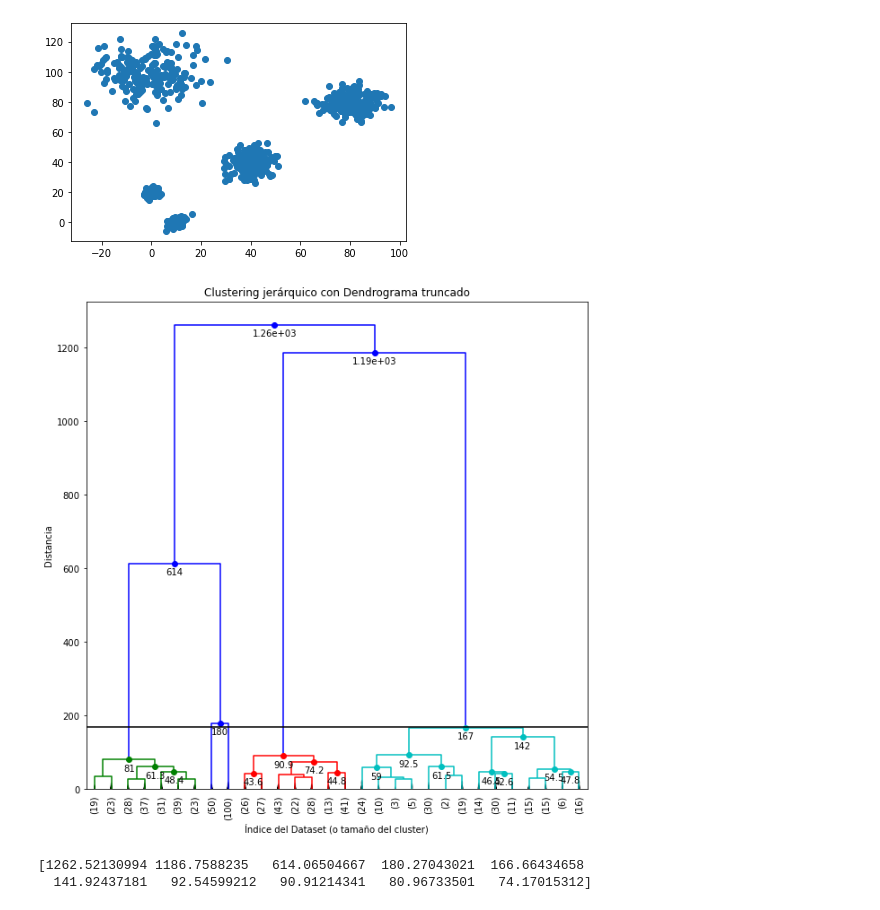
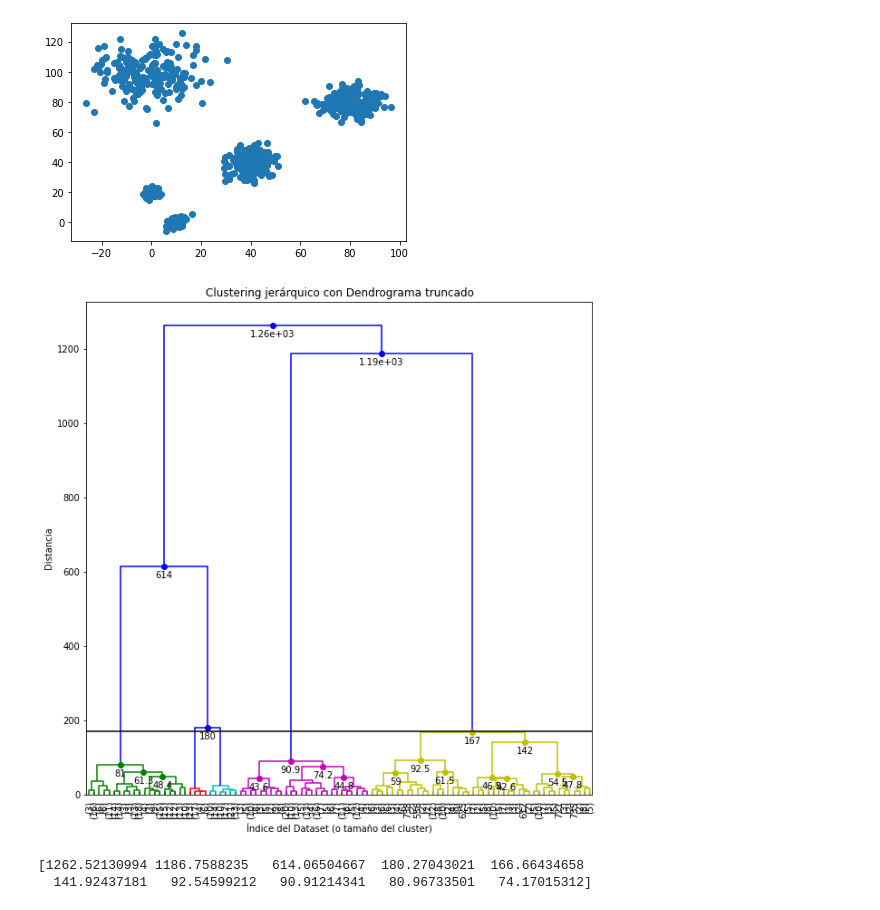
Before and after one commit to EduHdzVillasana/UdemyDS, a Jupyter notebook: Seccion 9/Clustering_Jerárquico.ipynb, the cells around one changed output. Saved outputs shown, nothing was run; the diff lists cells and outputs as text; code cells hidden in the pictures.

```diff
--- a/Seccion 9/Clustering_Jerárquico.ipynb
+++ b/Seccion 9/Clustering_Jerárquico.ipynb
@@ -209,19 +220,19 @@ Z2 = linkage(X2,"ward")
 # %%
 plt.figure(figsize=(10,10))
 dendrogram_tune(
     Z2,
     truncate_mode="lastp",
-    p=30,
+    p=100,
     leaf_rotation=90.,
     leaf_font_size=10.,
     show_contracted=True,
     annotate_above = 40,
     max_d = 170
 )
 
 plt.show()
 # %% [output]
-[figure, old version]
+[figure, new version]
 # %%
 last = Z2[-10:,2]
 last_rev = last[::-1]
```
Also changed, not shown: parts of 5 cells of this notebook.
